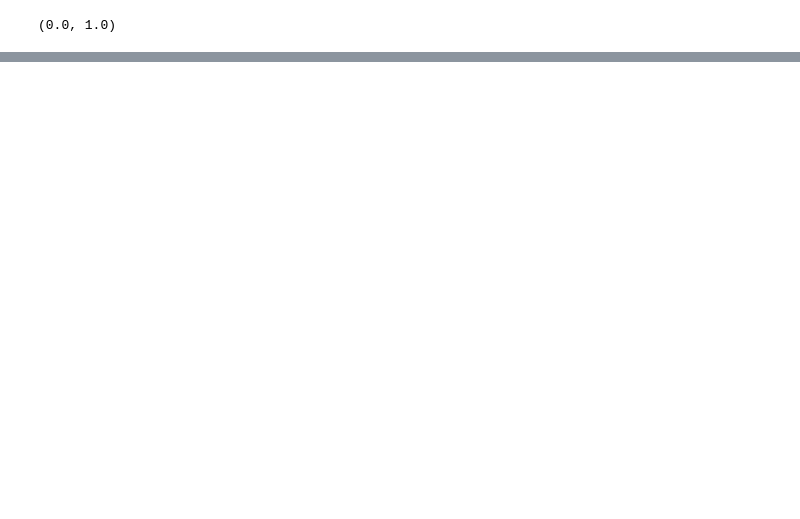
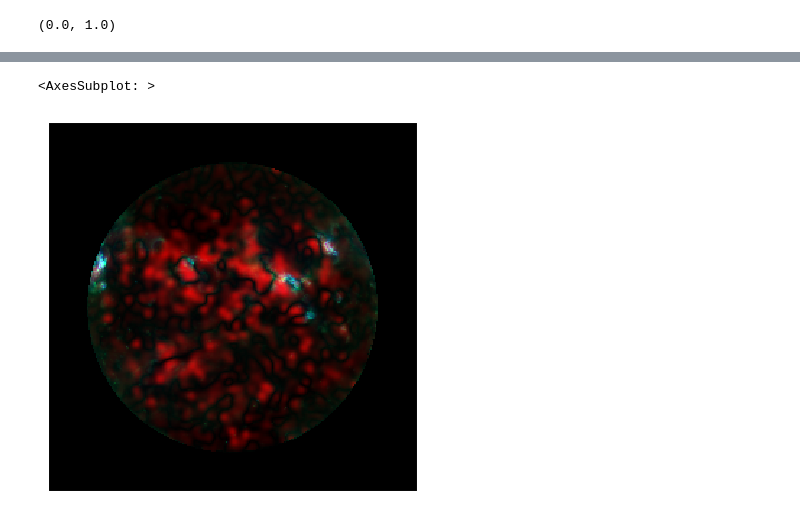
Before and after one commit to eugenioLR/TFM_sun_Autoencoders, a Jupyter notebook: autoencoder_xception_3c_2016.ipynb, the cells around one changed output, grey strips where cells are left out. Cells and saved outputs as stored; diff of their text form; code cells hidden in the pictures; blank space fills up the shorter version.

```diff
--- a/autoencoder_xception_3c_2016.ipynb
+++ b/autoencoder_xception_3c_2016.ipynb
@@ -104 +103,11 @@ isns.ImageGrid(image_list, cmap=["sdoaia193", "sdoaia211", "seismic"]*img_amount
+# %%
+idx = 2
+
+example = data_matrix_norm[idx].copy()
+example[np.isnan(data_matrix_old[idx,:,:,2]), 2] = 0.5
+example[:,:,2] = np.abs(2*example[:,:,2] - 1)
+isns.imgplot(np.roll(example, axis=2, shift=1))
+# %% [output]
+<AxesSubplot: >
+[figure, added]
 # %%
```
Also changed, not shown: parts of 10 cells of this notebook, 8 other files.
